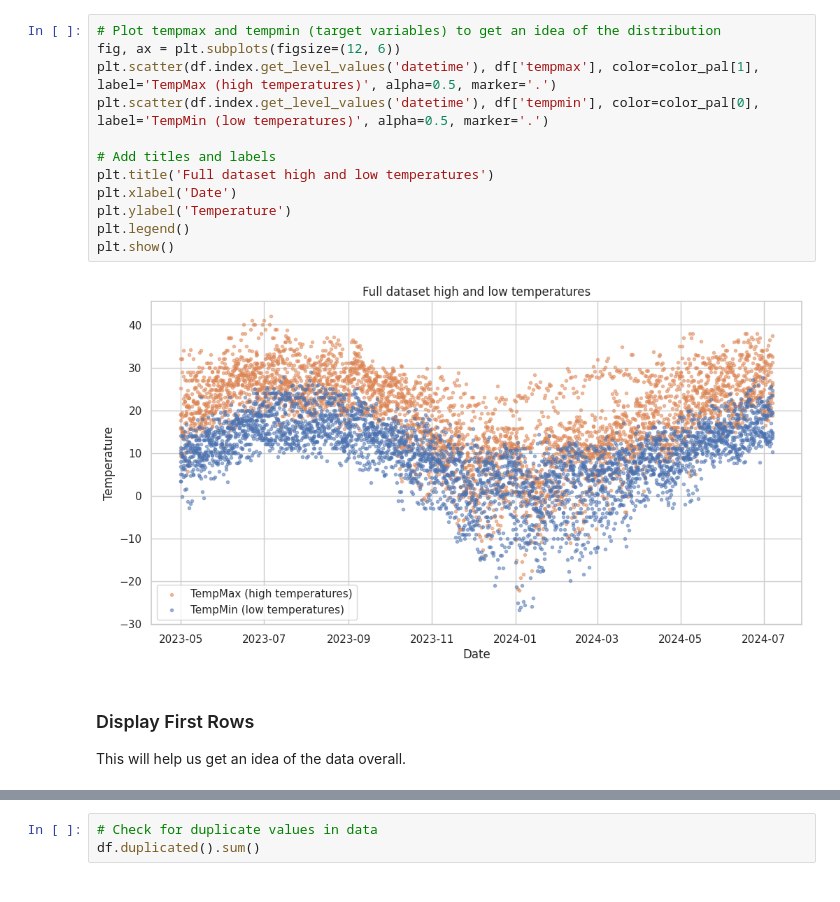
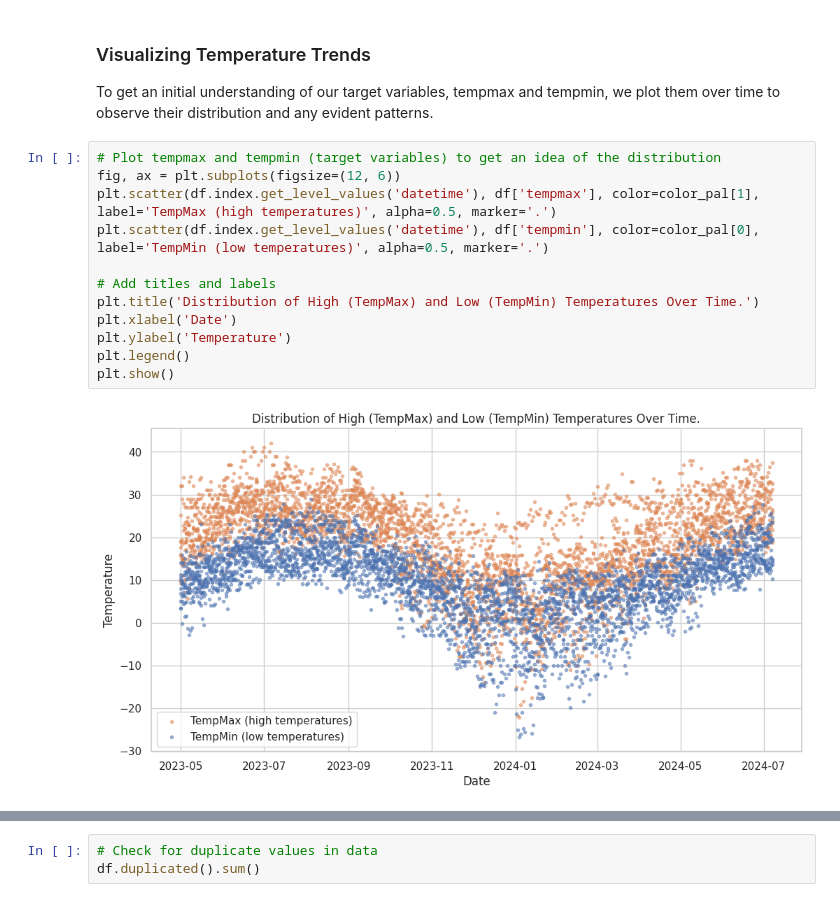
Before and after one commit to Laizra/Weather_prediction, a Jupyter notebook: main.ipynb, the cells around one changed output, grey strips where cells are left out. Cells and saved outputs as stored; diff of their text form.

```diff
--- a/main.ipynb
+++ b/main.ipynb
@@ -68,17 +74,17 @@ df.set_index(['location', 'datetime'], inplace=True)
+# %% [markdown]
+### Visualizing Temperature Trends
+To get an initial understanding of our target variables, tempmax and tempmin, we plot them over time to observe their distribution and any evident patterns.
 # %%
 # Plot tempmax and tempmin (target variables) to get an idea of the distribution
 fig, ax = plt.subplots(figsize=(12, 6))
 plt.scatter(df.index.get_level_values('datetime'), df['tempmax'], color=color_pal[1], label='TempMax (high temperatures)', alpha=0.5, marker='.')
 plt.scatter(df.index.get_level_values('datetime'), df['tempmin'], color=color_pal[0], label='TempMin (low temperatures)', alpha=0.5, marker='.')
 
 # Add titles and labels
-plt.title('Full dataset high and low temperatures')
+plt.title('Distribution of High (TempMax) and Low (TempMin) Temperatures Over Time.')
 plt.xlabel('Date')
 plt.ylabel('Temperature')
 plt.legend()
 plt.show()
 # %% [output]
-[figure, old version]
+[figure, new version]
-# %% [markdown]
-### Display First Rows
-This will help us get an idea of the data overall.
```
Also changed, not shown: parts of 83 cells of this notebook.
